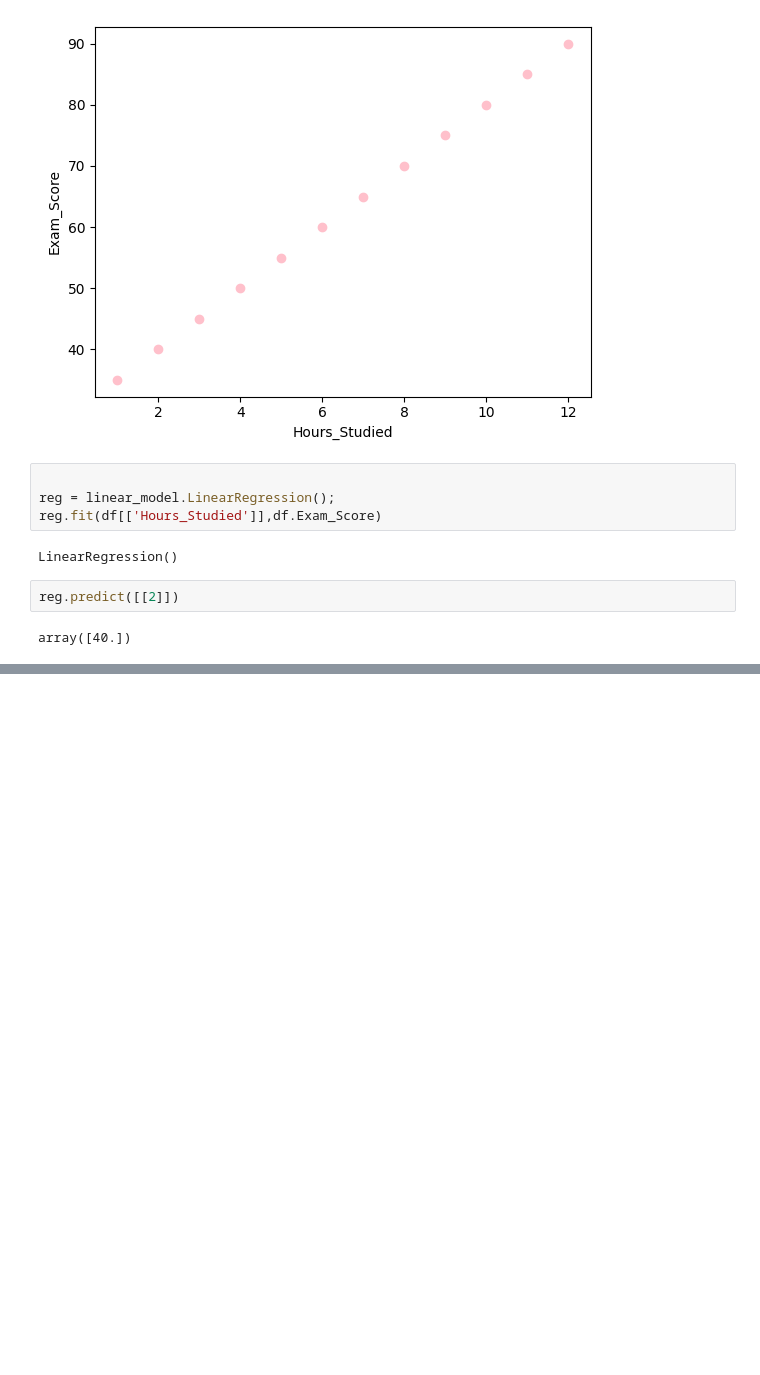
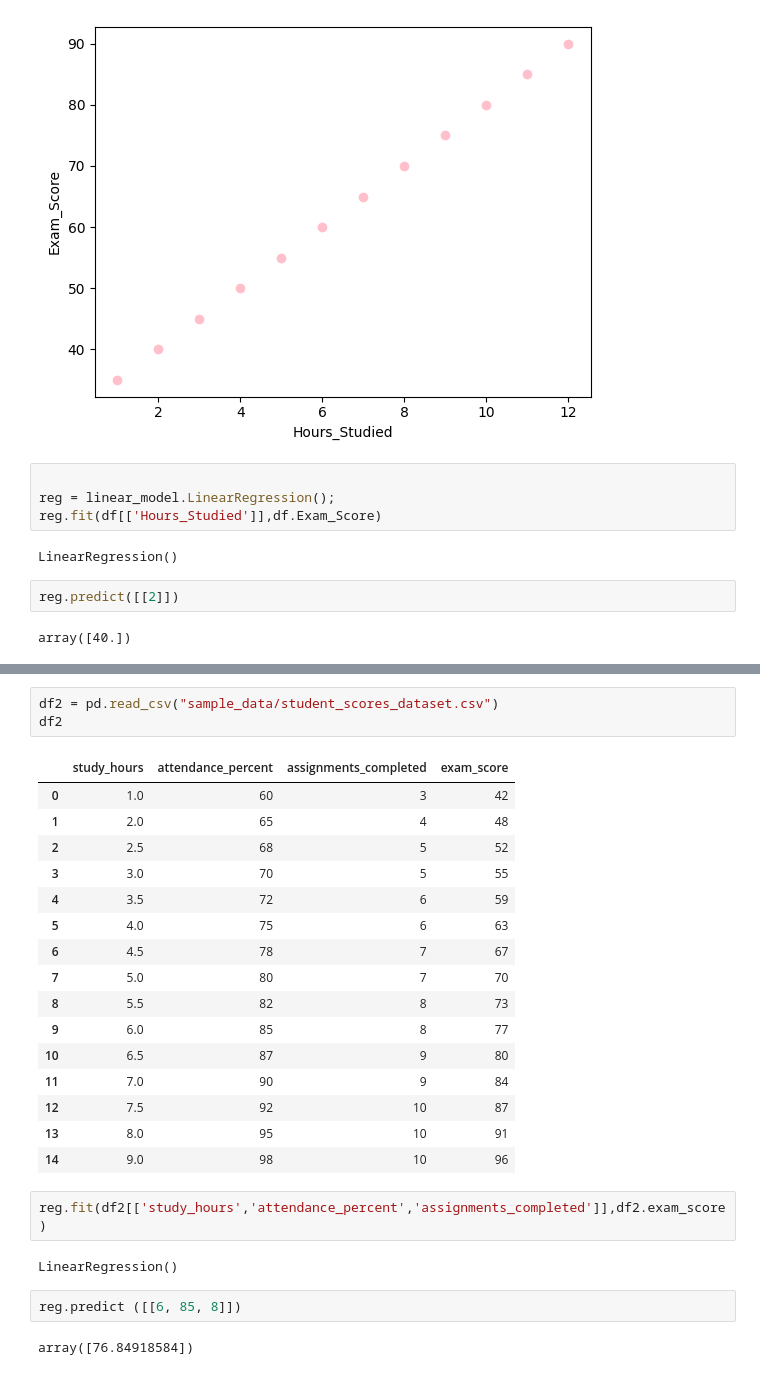
Before and after one commit to MuqaddasHaideri/ML_learning, a Jupyter notebook: first.ipynb, the cells around one changed output, grey strips where cells are left out. Drawn from its saved outputs; the diff is of its cells as text; blank space fills up the shorter version.

```diff
--- a/first.ipynb
+++ b/first.ipynb
@@ -47,0 +52,28 @@ array([40.])
+# %%
+df2 = pd.read_csv("sample_data/student_scores_dataset.csv")
+df2
+# %% [output]
+|  | study_hours | attendance_percent | assignments_completed | exam_score |
+| 0 | 1.0 | 60 | 3 | 42 |
+| 1 | 2.0 | 65 | 4 | 48 |
+| 2 | 2.5 | 68 | 5 | 52 |
+| 3 | 3.0 | 70 | 5 | 55 |
+| 4 | 3.5 | 72 | 6 | 59 |
+| 5 | 4.0 | 75 | 6 | 63 |
+| 6 | 4.5 | 78 | 7 | 67 |
+| 7 | 5.0 | 80 | 7 | 70 |
+| 8 | 5.5 | 82 | 8 | 73 |
+| 9 | 6.0 | 85 | 8 | 77 |
+| 10 | 6.5 | 87 | 9 | 80 |
+| 11 | 7.0 | 90 | 9 | 84 |
+| 12 | 7.5 | 92 | 10 | 87 |
+| 13 | 8.0 | 95 | 10 | 91 |
+| 14 | 9.0 | 98 | 10 | 96 |
+# %%
+reg.fit(df2[['study_hours','attendance_percent','assignments_completed']],df2.exam_score)
+# %% [output]
+LinearRegression()
+# %%
+reg.predict ([[6, 85, 8]])
+# %% [output]
+array([76.84918584])
```
Also changed, not shown: parts of 2 cells of this notebook.
